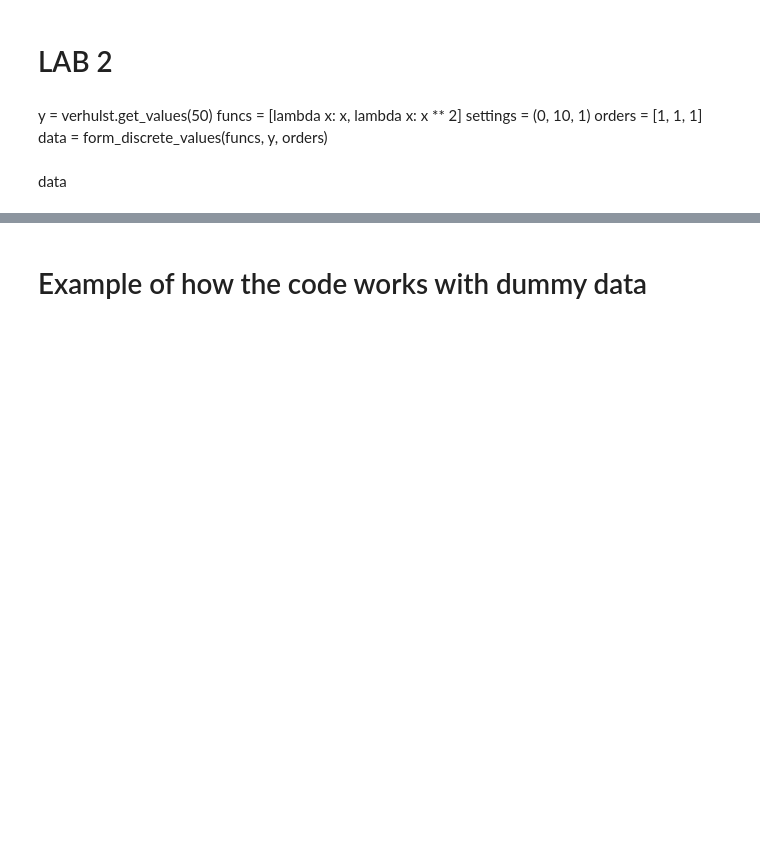
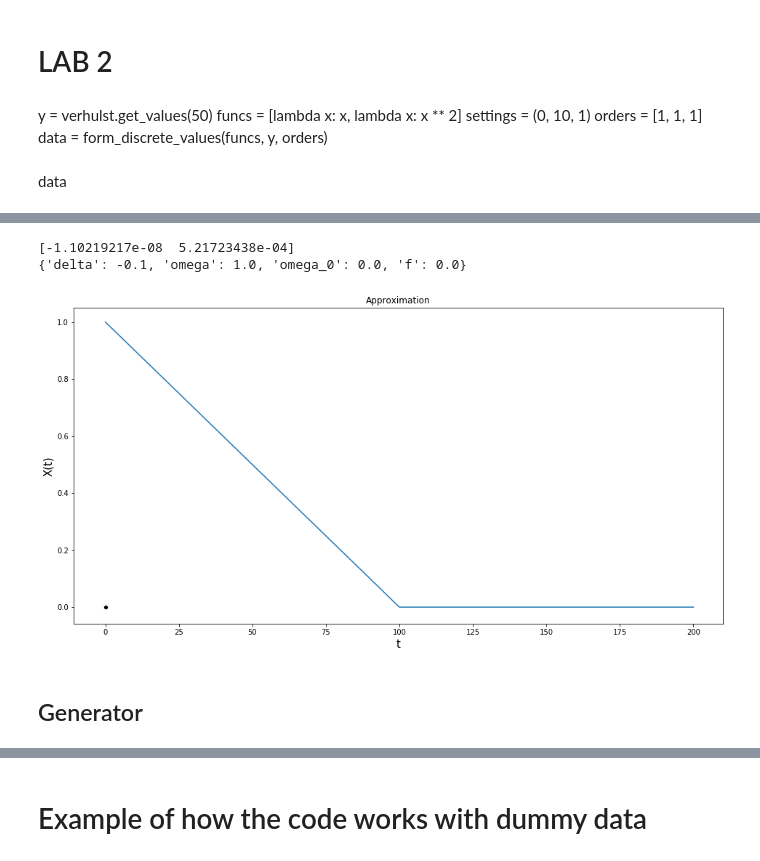
Before and after one commit to minmyk/Heavy_systems, a Jupyter notebook: Heavy_systems_lab2.ipynb, the cells around one changed output, grey strips where cells are left out. Cells and saved outputs as stored; diff of their text form; code cells hidden in the pictures; blank space fills up the shorter version.

```diff
--- a/Heavy_systems_lab2.ipynb
+++ b/Heavy_systems_lab2.ipynb
@@ -317,0 +473,9 @@ data
+# %%
+osc = Oscilate_Approximator(oscilate_params, oscilate_initial_condition)
+osc.run()
+# %% [output]
+[-1.10219217e-08  5.21723438e-04]
+{'delta': -0.1, 'omega': 1.0, 'omega_0': 0.0, 'f': 0.0}
+[figure, added]
+# %% [markdown]
+## Generator
```
Also changed, not shown: parts of 17 cells of this notebook.
